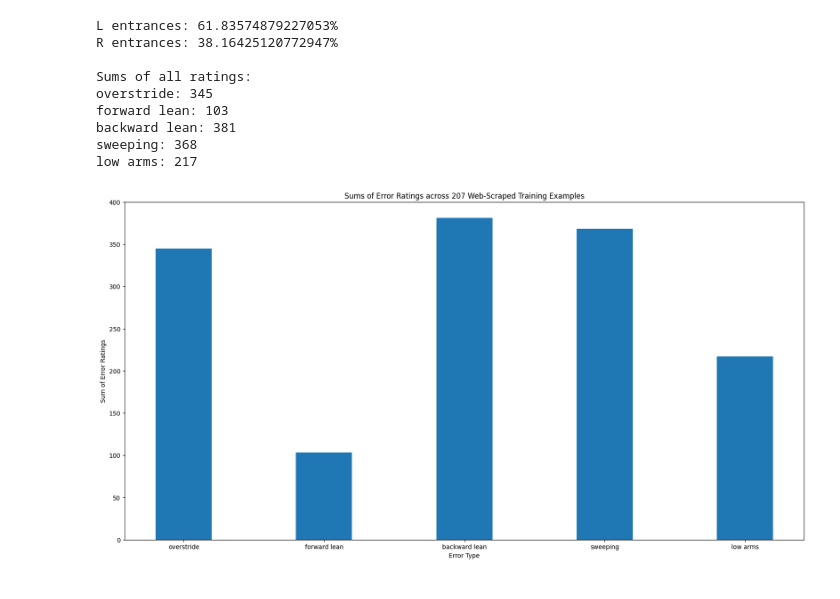
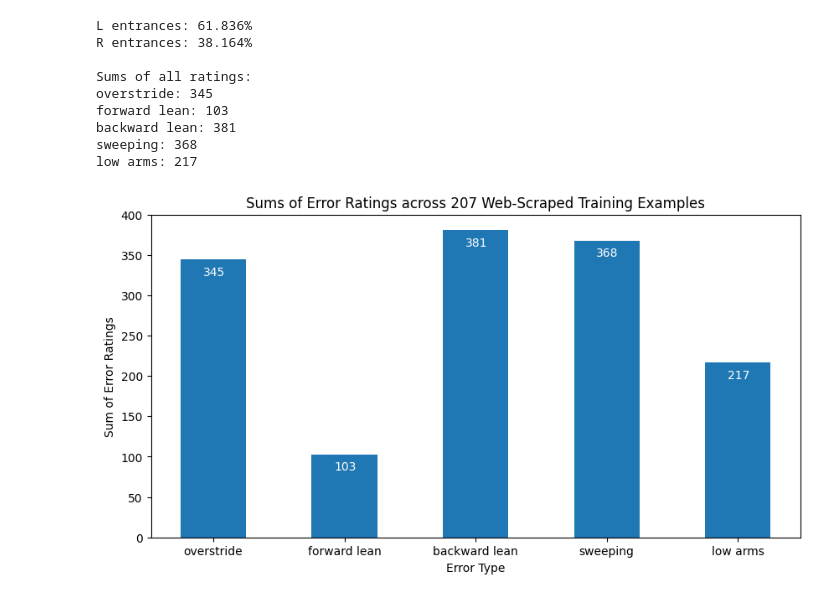
Before and after one commit to adarshramiyer/gAIt, a Jupyter notebook: data_processing/data_processing.ipynb, the cells around one changed output. Saved outputs shown, nothing was run; the diff lists cells and outputs as text; code cells hidden in the pictures.

Commit message:
tidied up the plot

```diff
--- a/data_processing/data_processing.ipynb
+++ b/data_processing/data_processing.ipynb
@@ -26,35 +27,38 @@ for filename in video_data:
 left_counter = float(left_counter) / (float(NUM_FILES))
 left_counter *= 100
 # %%
-print('L entrances: ' + str(left_counter) + '%')
-print('R entrances: ' + str(100 - left_counter) + '%\n')
+print('L entrances: ' + str(round(left_counter, 3)) + '%')
+print('R entrances: ' + str(round(100 - left_counter, 3)) + '%\n')
 
 print('Sums of all ratings: ')
 print('overstride: ' + str(o_counter))
 print('forward lean: ' + str(f_counter))
 print('backward lean: ' + str(b_counter))
 print('sweeping: ' + str(s_counter))
 print('low arms: ' + str(l_counter))
 
 errors = ['overstride', 'forward lean', 'backward lean', 'sweeping', 'low arms']
 rating_sums = [o_counter, f_counter, b_counter, s_counter, l_counter]
 
-fig = plt.figure(figsize=(20, 10))
+fig = plt.figure(figsize=(10, 5))
 
-plt.bar(errors, rating_sums, width = 0.4)
+plt.bar(errors, rating_sums, width = 0.5)
 plt.xlabel('Error Type')
 plt.ylabel('Sum of Error Ratings')
 plt.title('Sums of Error Ratings across 207 Web-Scraped Training Examples')
 
+for index, value in enumerate(rating_sums):
+    plt.text(index - 0.08, value - 20, str(value), color='white') # add annotations
+
 plt.show()
 # %% [output]
-L entrances: 61.83574879227053%
-R entrances: 38.16425120772947%
+L entrances: 61.836%
+R entrances: 38.164%
 
 Sums of all ratings:
 overstride: 345
 forward lean: 103
 backward lean: 381
 sweeping: 368
 low arms: 217
-[figure, old version]
+[figure, new version]
```
Also changed, not shown: parts of 1 cell of this notebook.
